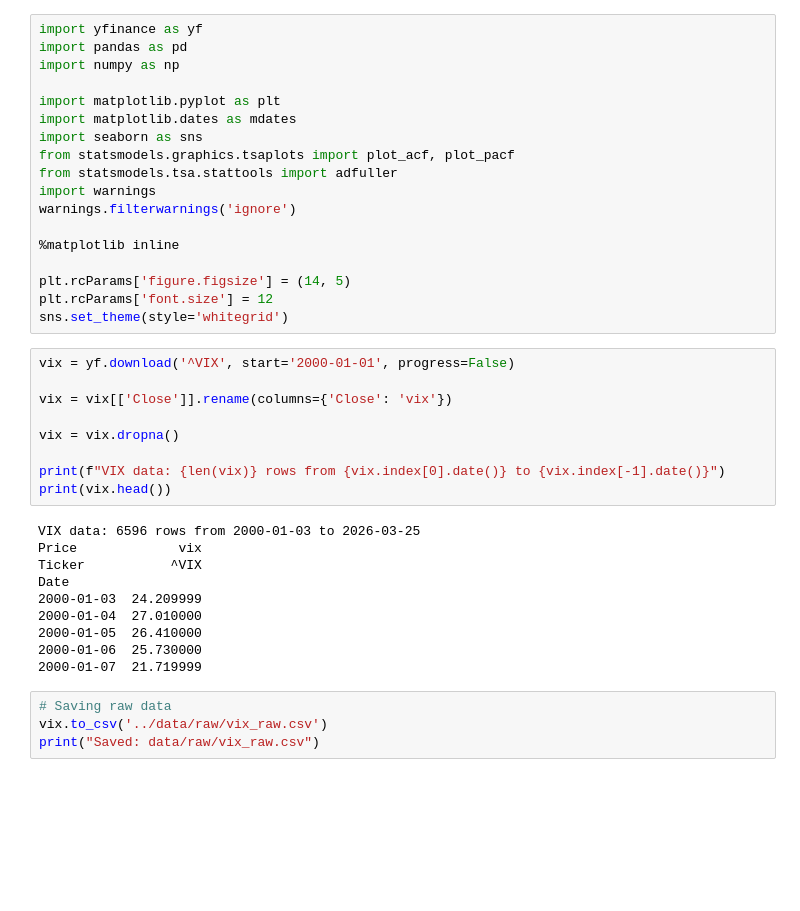
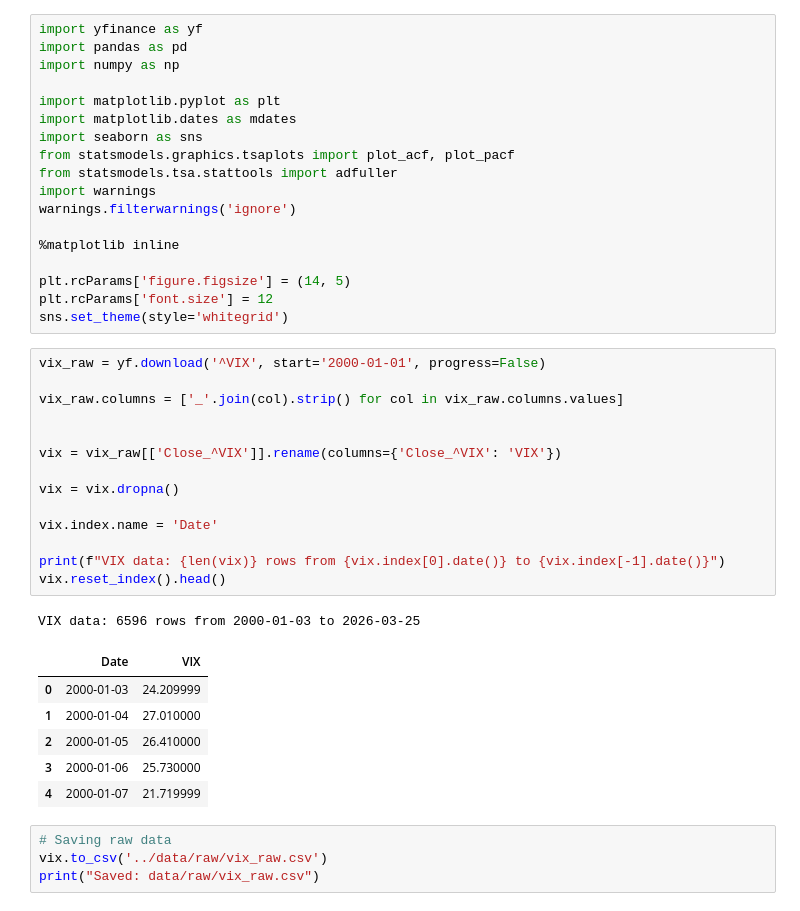
Before and after one commit to SabinaLucy/genai-market, a Jupyter notebook: notebooks/01_eda_vix.ipynb, the cells around one changed output. Drawn from its saved outputs; the diff is of its cells as text; blank space fills up the shorter version.

```diff
--- a/notebooks/01_eda_vix.ipynb
+++ b/notebooks/01_eda_vix.ipynb
@@ -19,24 +19,27 @@ plt.rcParams['figure.figsize'] = (14, 5)
 plt.rcParams['font.size'] = 12
 sns.set_theme(style='whitegrid')
 # %%
-vix = yf.download('^VIX', start='2000-01-01', progress=False)
+vix_raw = yf.download('^VIX', start='2000-01-01', progress=False)
 
-vix = vix[['Close']].rename(columns={'Close': 'vix'})
+vix_raw.columns = ['_'.join(col).strip() for col in vix_raw.columns.values]
+
+
+vix = vix_raw[['Close_^VIX']].rename(columns={'Close_^VIX': 'VIX'})
 
 vix = vix.dropna()
 
+vix.index.name = 'Date'
+
 print(f"VIX data: {len(vix)} rows from {vix.index[0].date()} to {vix.index[-1].date()}")
-print(vix.head())
+vix.reset_index().head()
 # %% [output]
 VIX data: 6596 rows from 2000-01-03 to 2026-03-25
-Price             vix
-Ticker           ^VIX
-Date
-2000-01-03  24.209999
-2000-01-04  27.010000
-2000-01-05  26.410000
-2000-01-06  25.730000
-2000-01-07  21.719999
+|  | Date | VIX |
+| 0 | 2000-01-03 | 24.209999 |
+| 1 | 2000-01-04 | 27.010000 |
+| 2 | 2000-01-05 | 26.410000 |
+| 3 | 2000-01-06 | 25.730000 |
+| 4 | 2000-01-07 | 21.719999 |
 # %%
 # Saving raw data
 vix.to_csv('../data/raw/vix_raw.csv')
```
Also changed, not shown: parts of 10 cells of this notebook, 6 other files.
